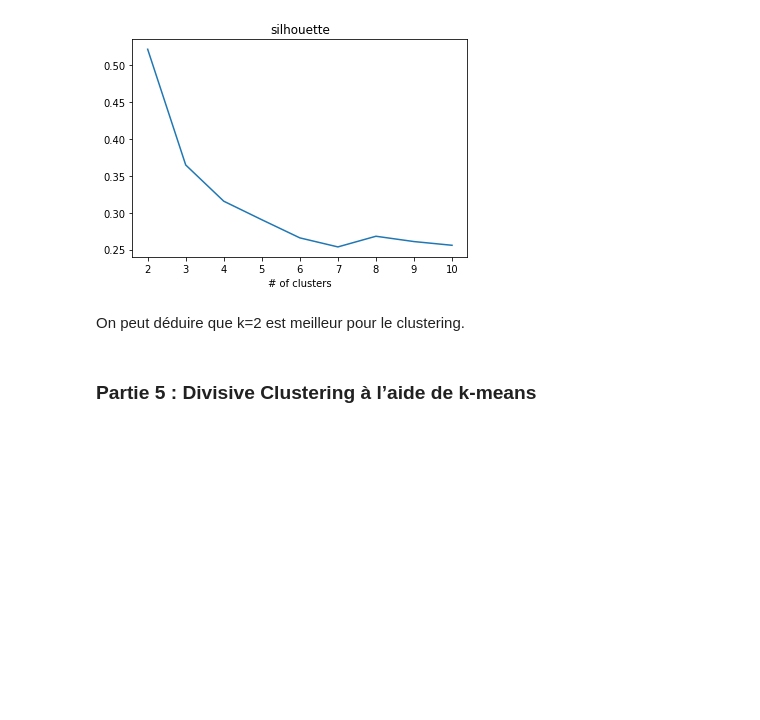
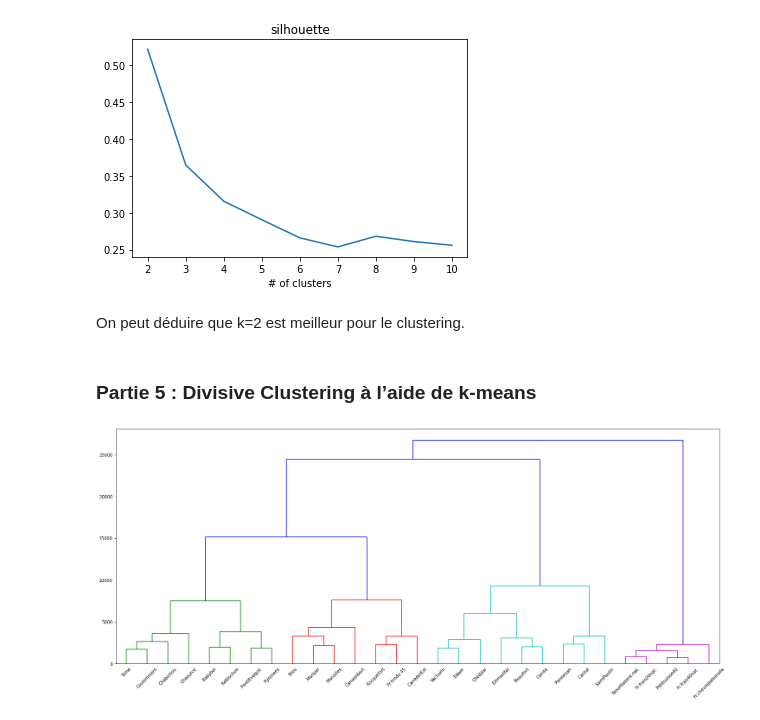
Before and after one commit to Souha-BH/DataMining_GL4, a Jupyter notebook: TP4/TP4.ipynb, the cells around one changed output. Cells and saved outputs as stored; diff of their text form; code cells hidden in the pictures; blank space fills up the shorter version.

```diff
--- a/TP4/TP4.ipynb
+++ b/TP4/TP4.ipynb
@@ -261,3 +261,75 @@ plt.show()
 On peut déduire que k=2 est meilleur pour le clustering.
 # %% [markdown]
 ### Partie 5 : Divisive Clustering à l’aide de k-means
+# %%
+from sklearn.cluster import KMeans
+from scipy.cluster.hierarchy import dendrogram
+
+# Z va contenir notre 'linkage'
+Z = []
+
+# Lancer l'algorithme
+def run(data):
+  # Initialization de Z
+  global Z
+  Z = []
+  index = split(data,data)
+  fig = plt.figure(figsize=(25, 10))
+  dn = dendrogram(Z,labels=data.index, color_threshold=14000)
+
+# Retourne l'index d'une ligne du dataset
+def get_index(line, full_dataset):
+  indexes = np.argwhere(full_dataset.index==line.index[0])
+  return indexes[0][0]
+
+# Retourne la valeur d'un élément
+def get_value(index,full_dataset):
+  n = len(full_dataset)
+  if(index >= n):
+    return Z[index-n][2]
+  else:
+    return sum(full_dataset.iloc[index])
+
+# Retourne la distance entre deux éléments
+def get_distance(index1, index2,full_dataset):
+  return get_value(index1,full_dataset) + get_value(index2,full_dataset)
+
+# Retourne le nombre des éléments du dataset original
+# appartenant à ce cluster
+def get_originals(index,full_dataset):
+  n = len(full_dataset)
+  if(index >= n):
+    return Z[index-n][3]
+  else:
+    return 1
+
+# split() est une fonction récursive (diviser pour régner) qui permet
+# de diviser une dataset en deux sous-groupes en utilisant K-means
+# jusqu'à qu'on arrive à des sous-groupes composés d'un seul élément
+# puis on alimente Z
+def split(data, full_dataset):
+  n = len(full_dataset)
+  if len(data) < 2:
+    return get_index(data,full_dataset)
+
+  # Initialiser l'algorithme K-means
+  km = KMeans(n_clusters=2)
+  km.fit(data)
+
+  class1 = data[km.labels_==0]
+  class2 = data[km.labels_==1]
+  index1 = split(class1,full_dataset)
+  index2 = split(class2,full_dataset)
+
+  # Ajouter une ligne dans le tableau Z
+  Z.append([index1, # Index du premier sous-groupe
+            index2, # Index du deuxiéme sous-groupe
+            get_distance(index1, index2,full_dataset), # La valeur du groupe
+            get_originals(index1,full_dataset)+get_originals(index2,full_dataset)]) # Le nombre des originaux du groupe
+
+  # Retourner l'index de l'élément
+  return len(Z)-1+n
+
+run(fromage)
+# %% [output]
+[figure, added]
```
